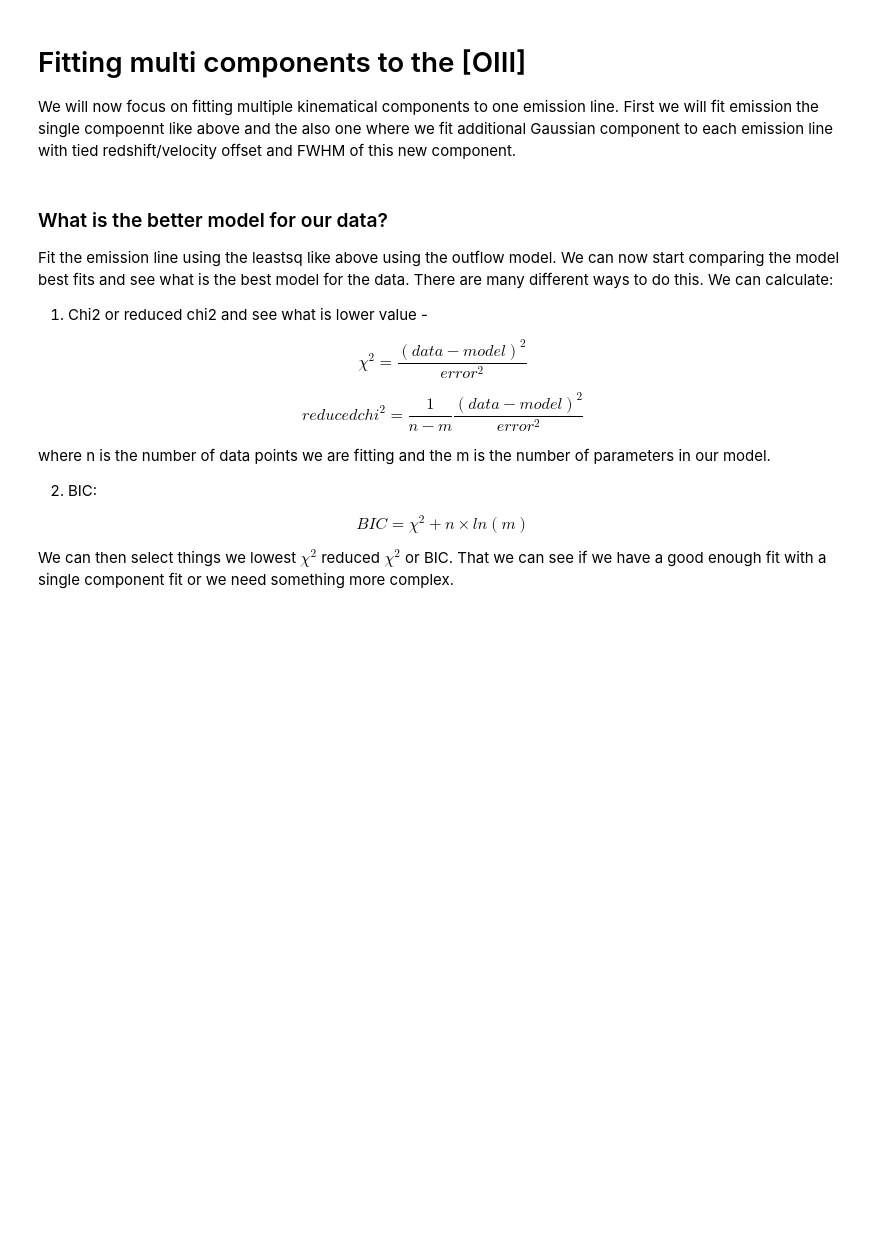
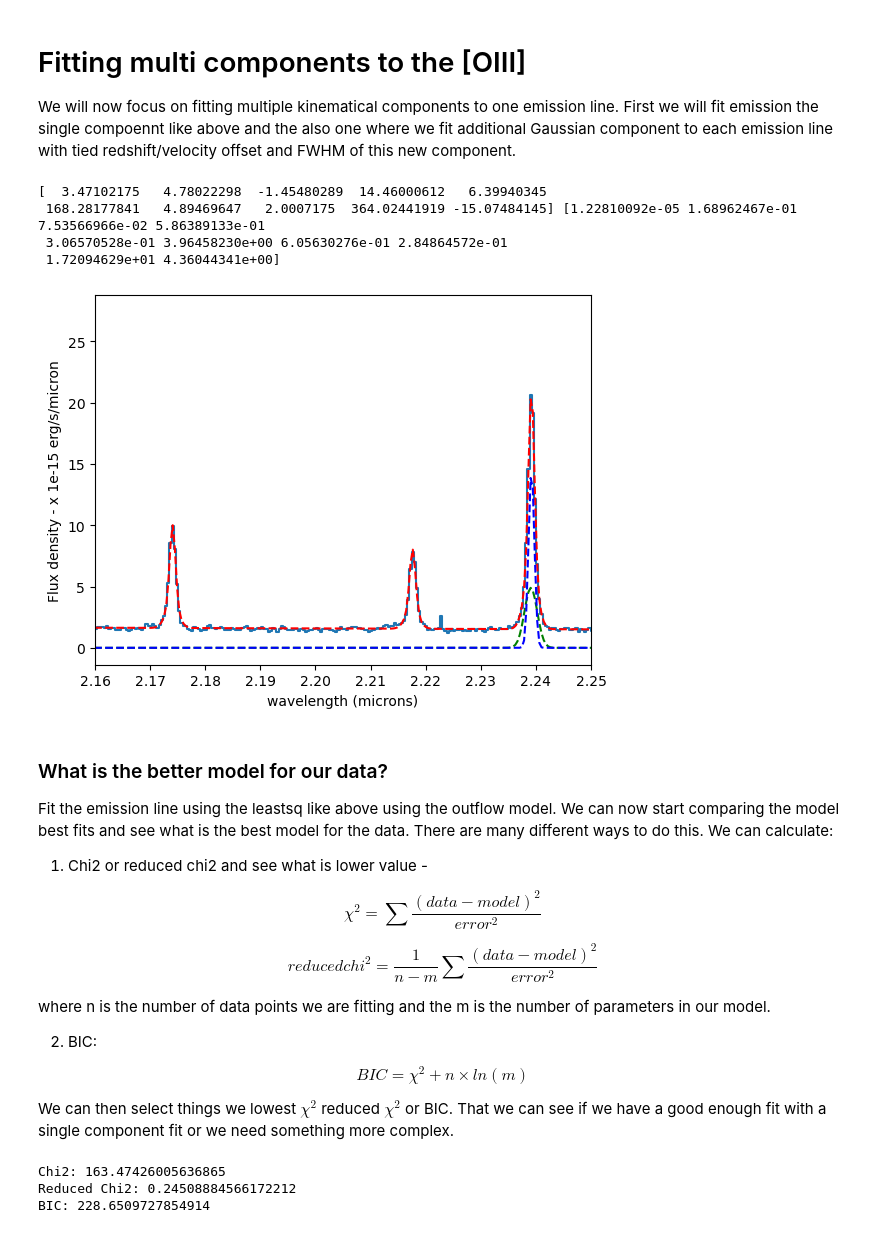
Before and after one commit to honzascholtz/Qubespec, a Jupyter notebook: Tutorial/Torun_school/3_Multi_component_fitting.ipynb, the cells around one changed output. Drawn from its saved outputs; the diff is of its cells as text; code cells hidden in the pictures; blank space fills up the shorter version.

```diff
--- a/Tutorial/Torun_school/3_Multi_component_fitting.ipynb
+++ b/Tutorial/Torun_school/3_Multi_component_fitting.ipynb
@@ -168,3 +197,49 @@ def OIII_Hbeta_outflow(x, z, cont,cont_grad,  OIII_peak, Hbeta_peak, Nar_fwhm, O
+# %%
+flux = D1_spec.data[np.invert(D1_spec.mask)]
+wave = obs_wave[np.invert(D1_spec.mask)]
+
+fit_loc = np.where((wave>(5008-300)*(1+z)/1e4)&(wave<(5008+300)*(1+z)/1e4))[0]
+
+sel=  np.where(((wave<(5008+20)*(1+z)/1e4))& (wave>(5008-20)*(1+z)/1e4))[0]
+flux_zoom = flux[sel]
+wave_zoom = wave[sel]
+
+peak_loc = np.ma.argmax(flux_zoom)
+peak = np.ma.max(flux_zoom)
+
+import astropy.stats as stats
+sigma = stats.sigma_clipped_stats(flux_zoom, sigma=3, maxiters=5)[2]
+# sigma is the standard deviation of the flux in the selected region
+error = np.ones_like(flux) * sigma
+
+from scipy.optimize import curve_fit
+
+init_c = [z,np.median(flux),0.01, peak, peak/4, 300., peak/10, peak/15, 500, -100 ]
+
+popt_outflow, pcov_outflow = curve_fit(OIII_Hbeta_outflow, wave[fit_loc], flux[fit_loc], sigma= error[fit_loc], p0= init_c)
+
+print(popt_outflow, np.sqrt(np.diag(pcov_outflow)))
+plt.figure()
+plt.plot( wave, flux, drawstyle='steps-mid')
+plt.xlabel('wavelength (microns)')
+plt.ylabel('Flux density - x 1e-15 erg/s/micron')
+plt.plot(wave, OIII_Hbeta_outflow(wave, *popt_outflow), 'r--')
+
+z= popt_outflow[0]
+OIIIr_wv_broad = 5008.24*(1+z)/1e4  + popt_outflow[9]/3e5* 5008.24*(1+z)/1e4
+plt.plot(wave, gauss(wave, popt_outflow[6], OIIIr_wv_broad, popt_outflow[8]), 'g--')
+
+plt.plot(wave, gauss(wave, popt_outflow[3], 5008.24*(1+z)/1e4, popt_outflow[5]), 'b--')
+
+plt.xlim(2.16, 2.25)
+
+plt.show()
+# %% [output]
+[  3.47102175   4.78022298  -1.45480289  14.46000612   6.39940345
+ 168.28177841   4.89469647   2.0007175  364.02441919 -15.07484145] [1.22810092e-05 1.68962467e-01 7.53566966e-02 5.86389133e-01
+ 3.06570528e-01 3.96458230e+00 6.05630276e-01 2.84864572e-01
+ 1.72094629e+01 4.36044341e+00]
+[figure, added]
 # %% [markdown]
 ### What is the better model for our data?
 
@@ -173,11 +248,11 @@ Fit the emission line using the leastsq like above using the outflow model. We c
 1. Chi2 or reduced chi2 and see what is lower value -
 
 \begin{equation}
- \chi^{2}=  \frac{ (data-model)^2}{ error^2 }
+ \chi^{2}=  \sum \frac{ (data-model)^2}{ error^2 }
 \end{equation}
 
 \begin{equation}
- reduced chi^{2}=  \frac{1}{n-m}\frac{ (data-model)^2}{ error^2 }
+ reduced chi^{2}=  \frac{1}{n-m} \sum\frac{ (data-model)^2}{ error^2 }
 \end{equation}
 
 where n is the number of data points we are fitting and the m is the number of parameters in our model.
@@ -191,3 +266,22 @@ where n is the number of data points we are fitting and the m is the number of p
 We can then select things we lowest $\chi^2$ reduced $\chi^2$ or BIC. That we can see if we have a good enough fit with a single component fit or we need something more complex.
 # %%
 # Estimate the chi2, reduced chi2 and BIC and pick the best model.
+
+data_sel = flux[fit_loc]
+error_sel = error[fit_loc]
+wave_sel = wave[fit_loc]
+model = OIII_Hbeta_outflow(wave_sel, *popt_outflow)
+
+chi2 = np.sum( (data_sel - model)**2 / error_sel**2 )
+reduced_chi2 = chi2 / (len(fit_loc) - len(popt_outflow))
+
+BIC = chi2 + len(popt_outflow) * np.log(len(fit_loc))
+
+
+print('Chi2:', chi2)
+print('Reduced Chi2:', reduced_chi2)
+print('BIC:', BIC)
+# %% [output]
+Chi2: 163.47426005636865
+Reduced Chi2: 0.24508884566172212
+BIC: 228.6509727854914
```
Also changed, not shown: parts of 2 cells of this notebook, 2 other files.
